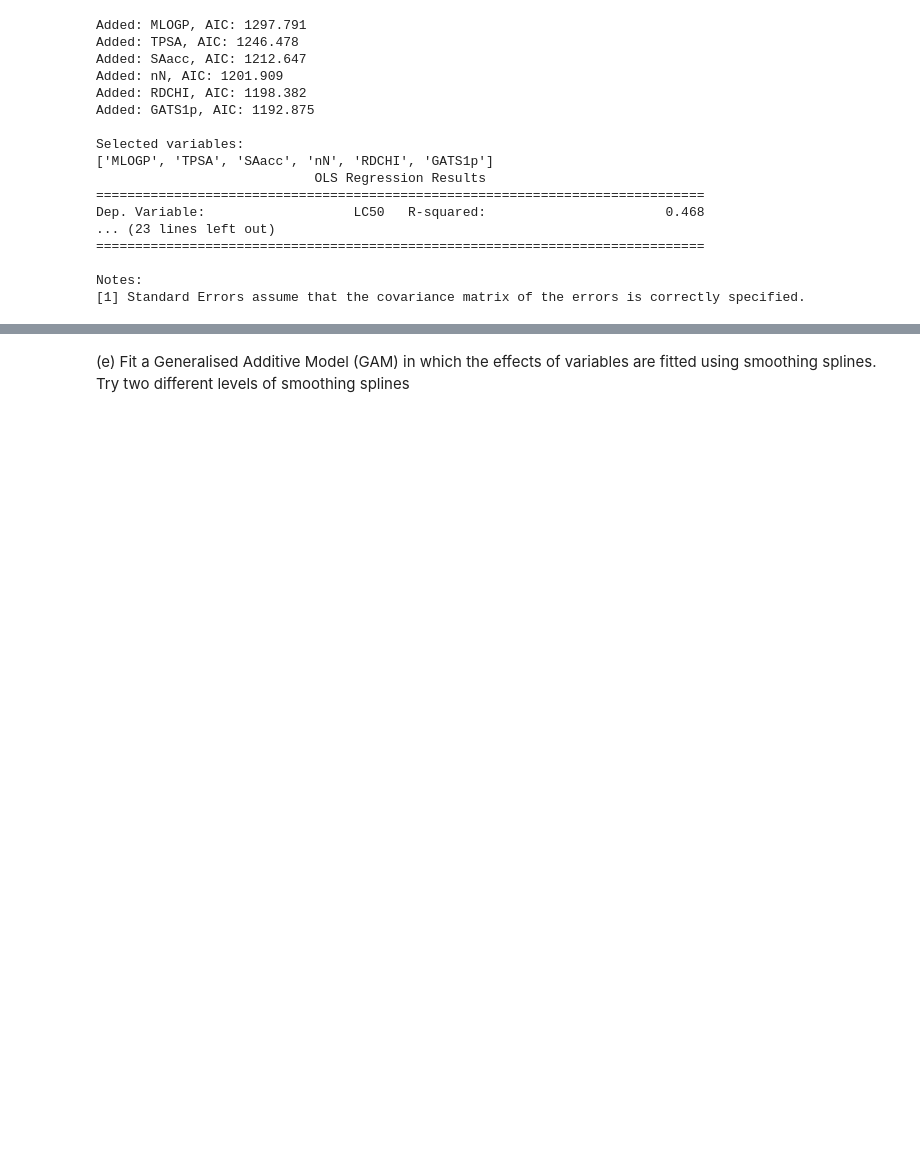
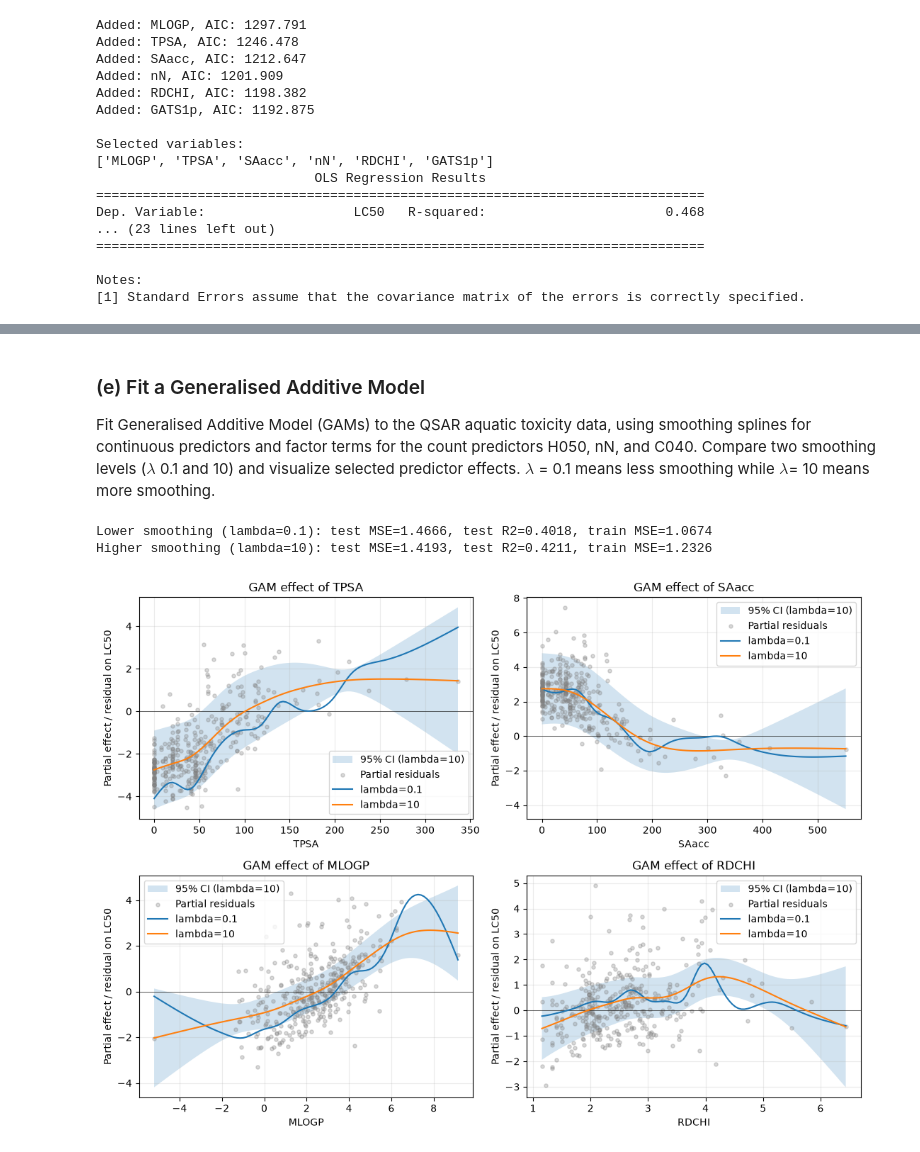
Before and after one commit to Ezi001/STK-IN4300, a Jupyter notebook: Mandatory_STK_IN_4300.ipynb, the cells around one changed output, grey strips where cells are left out. Drawn from its saved outputs; the diff is of its cells as text; code cells hidden in the pictures; blank space fills up the shorter version.

```diff
--- a/Mandatory_STK_IN_4300.ipynb
+++ b/Mandatory_STK_IN_4300.ipynb
@@ -857,2 +654,4 @@ The bootstrap resamples the training observations with replacement and estimates
 # %% [markdown]
-(e) Fit a Generalised Additive Model (GAM) in which the effects of variables are fitted using smoothing splines. Try two different levels of smoothing splines
+### (e) Fit a Generalised Additive Model
+
+Fit Generalised Additive Model (GAMs) to the QSAR aquatic toxicity data, using smoothing splines for continuous predictors and factor terms for the count predictors H050, nN, and C040. Compare two smoothing levels ($\lambda$ 0.1 and 10) and visualize selected predictor effects. $\lambda$ = 0.1 means less smoothing while $\lambda$= 10 means more smoothing.
@@ -858,0 +678,63 @@ The bootstrap resamples the training observations with replacement and estimates
+# %%
+from sklearn.metrics import mean_squared_error, r2_score
+
+predictions_low = gam_low.predict(X_gam_test)
+predictions_high = gam_high.predict(X_gam_test)
+pred_low_train = gam_low.predict(X_gam_train)
+pred_high_train = gam_high.predict(X_gam_train)
+
+for name, predictions, pred_train in [
+    ("Lower smoothing (lambda=0.1)", predictions_low, pred_low_train),
+    ("Higher smoothing (lambda=10)", predictions_high, pred_high_train),
+]:
+    mse = mean_squared_error(y_gam_test, predictions)
+    mse_train = mean_squared_error(y_gam_train, pred_train)
+    r2 = r2_score(y_gam_test, predictions)
+    r2_train = r2_score(y_gam_train, pred_train)
+    print(f"{name}: test MSE={mse:.4f}, test R2={r2:.4f}, train MSE={mse_train:.4f}")
+# %% [output]
+Lower smoothing (lambda=0.1): test MSE=1.4666, test R2=0.4018, train MSE=1.0674
+Higher smoothing (lambda=10): test MSE=1.4193, test R2=0.4211, train MSE=1.2326
+# %%
+import matplotlib.pyplot as plt
+
+# Plot partial effects and partial residuals for selected continuous predictors.
+# Partial residuals adjust observed LC50 for the other fitted GAM terms.
+plot_variables = ["TPSA", "SAacc", "MLOGP", "RDCHI"]
+fig, axes = plt.subplots(2, 2, figsize=(11, 8))
+
+for ax, name in zip(axes.flat, plot_variables):
+    term_index = gam_feature_names.index(name)
+    grid = gam_low.generate_X_grid(term=term_index, n=100)
+    effect_low = gam_low.partial_dependence(term=term_index, X=grid)
+    effect_high, confidence = gam_high.partial_dependence(
+        term=term_index, X=grid, width=0.95
+    )
+    observed_effect = gam_high.partial_dependence(
+        term=term_index, X=X_gam_train
+    )
+    partial_residuals = (
+        y_gam_train - gam_high.predict(X_gam_train) + observed_effect
+    )
+
+    ax.fill_between(
+        grid[:, term_index], confidence[:, 0], confidence[:, 1],
+        alpha=0.2, label="95% CI (lambda=10)"
+    )
+    ax.scatter(
+        X_gam_train[:, term_index], partial_residuals,
+        s=14, alpha=0.3, color="gray", label="Partial residuals", zorder=2
+    )
+    ax.plot(grid[:, term_index], effect_low, label="lambda=0.1", zorder=3)
+    ax.plot(grid[:, term_index], effect_high, label="lambda=10", zorder=3)
+    ax.axhline(0, color="black", linewidth=0.7, alpha=0.6)
+    ax.set_xlabel(name)
+    ax.set_ylabel("Partial effect / residual on LC50")
+    ax.set_title(f"GAM effect of {name}")
+    ax.legend()
+    ax.grid(alpha=0.25)
+
+fig.tight_layout()
+plt.show()
+# %% [output]
+[figure, added]
```
Also changed, not shown: parts of 36 cells of this notebook.
